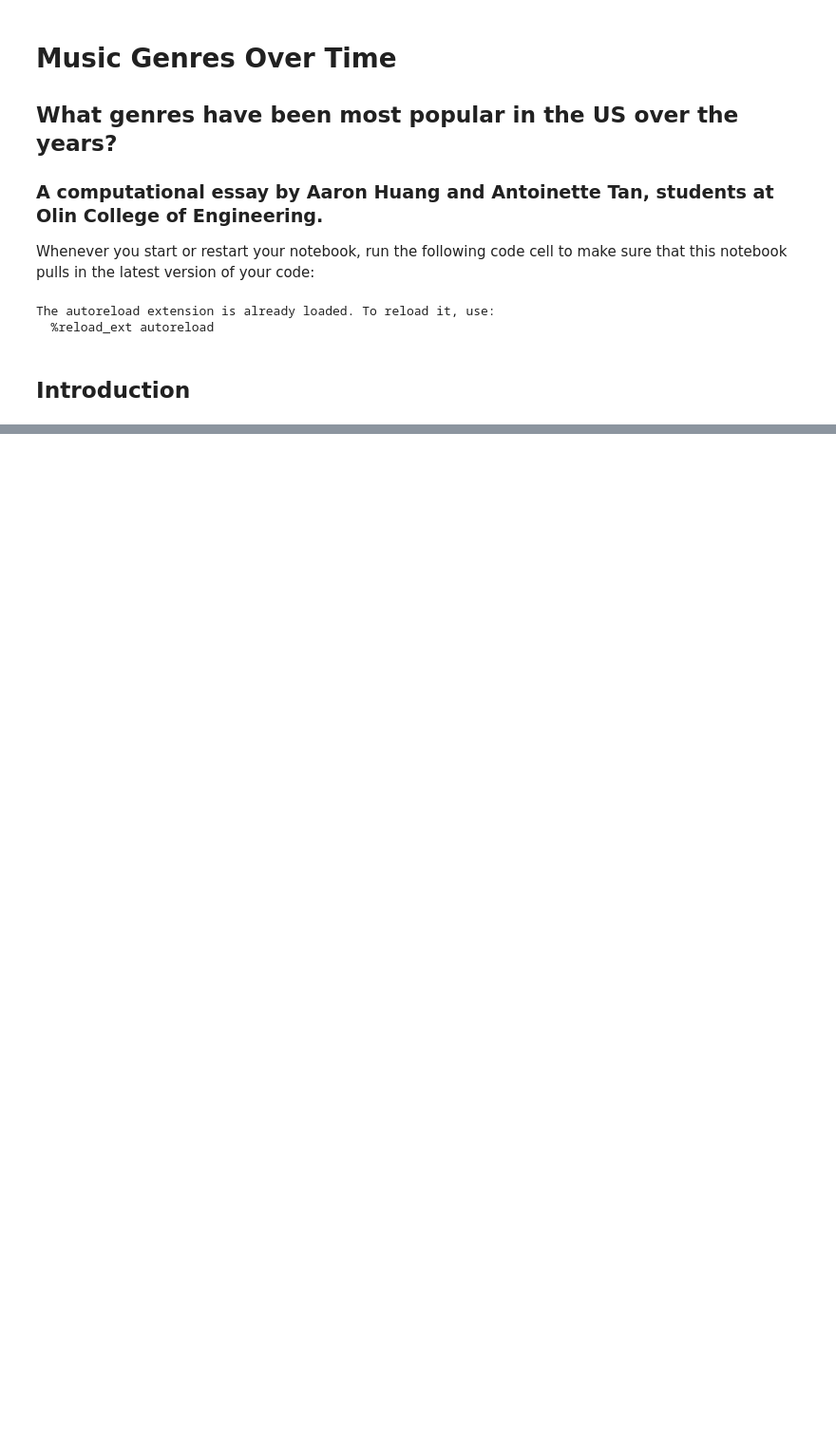
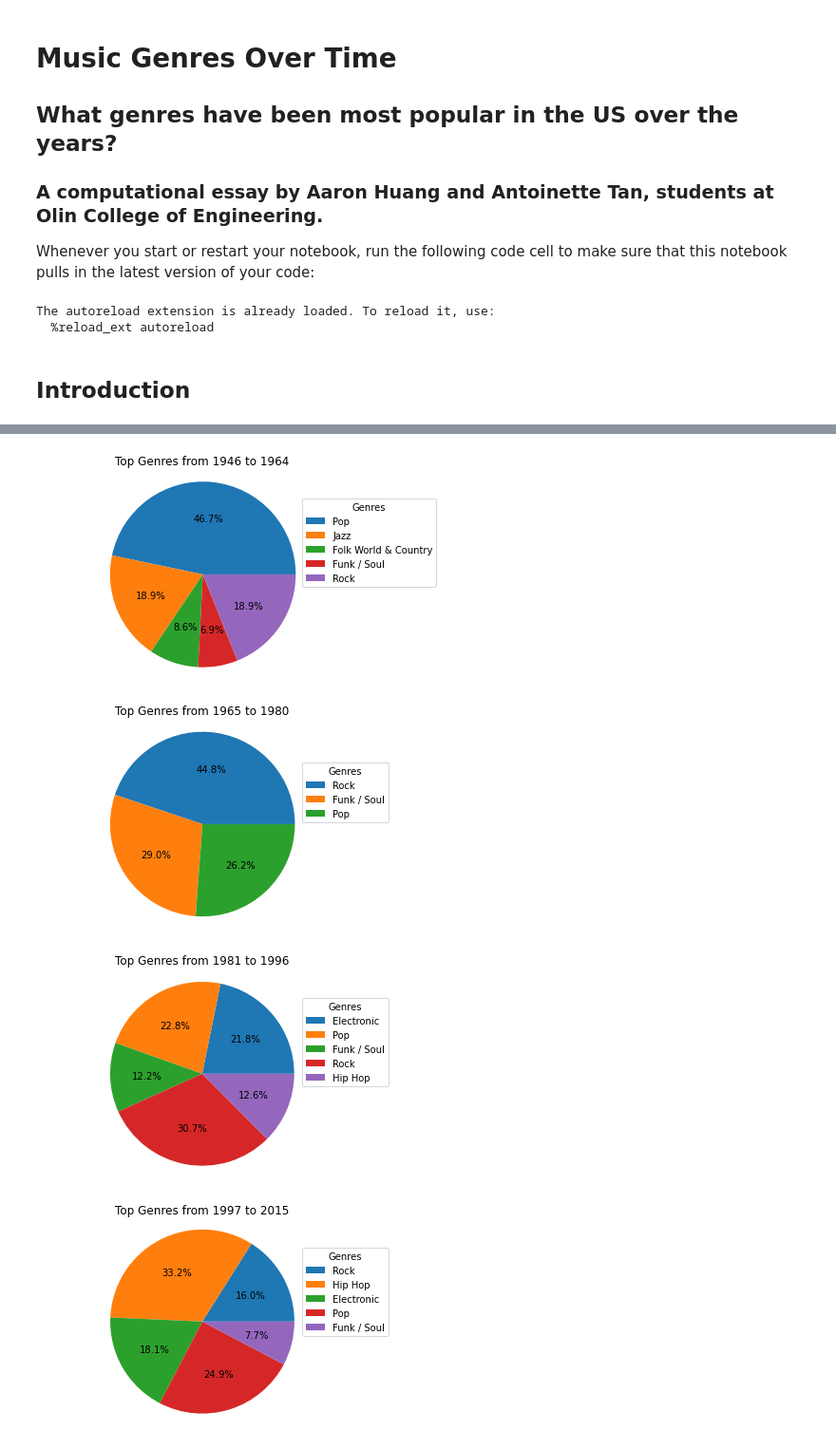
Before and after one commit to olincollege/music-genres-over-time, a Jupyter notebook: music-genres-over-time.ipynb, the cells around one changed output, grey strips where cells are left out. Shown at 95% size. Drawn from its saved outputs; the diff is of its cells as text; code cells hidden in the pictures; blank space fills up the shorter version.

```diff
--- a/music-genres-over-time.ipynb
+++ b/music-genres-over-time.ipynb
@@ -16,0 +144,10 @@ The autoreload extension is already loaded. To reload it, use:
+# %%
+from visualizations import generate_pies
+%matplotlib inline
+
+generate_pies()
+# %% [output]
+[figure, added]
+[figure, added]
+[figure, added]
+[figure, added]
```
Also changed, not shown: parts of 15 cells of this notebook, 2 other files.
